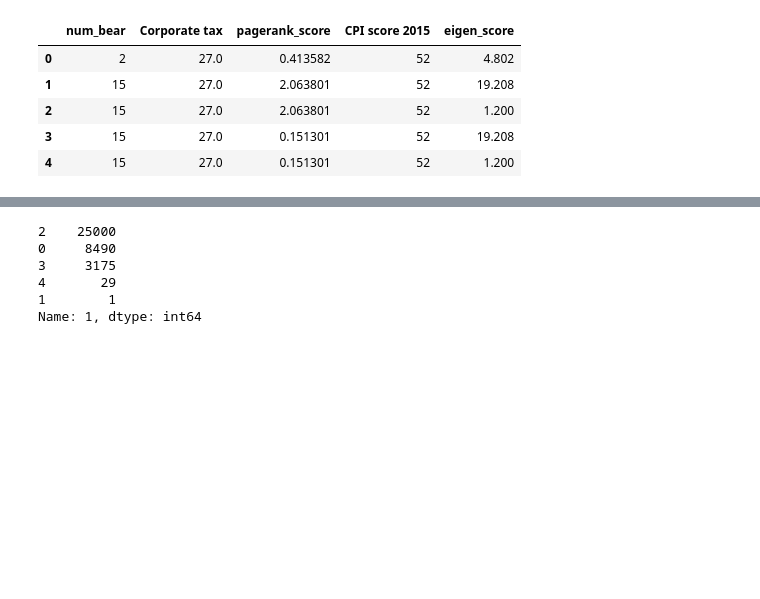
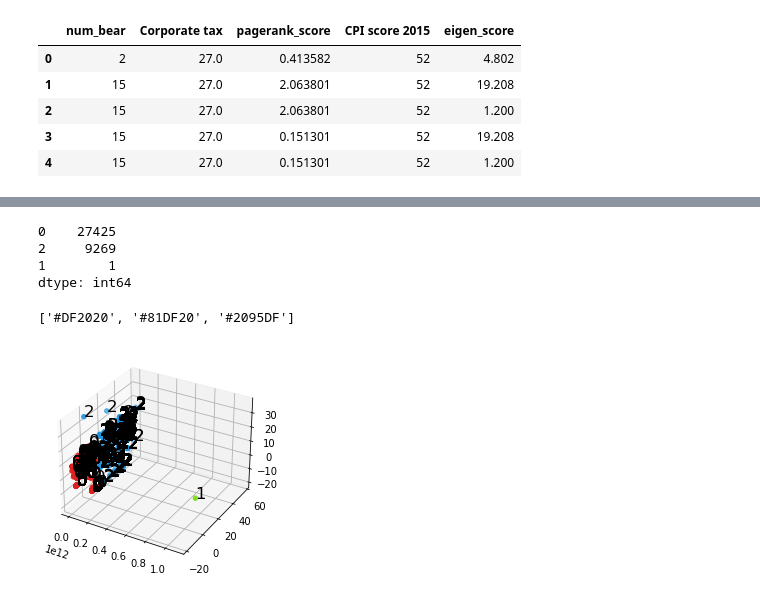
Before and after one commit to alexmak001/Panama-Papers, a Jupyter notebook: clustering.ipynb, the cells around one changed output, grey strips where cells are left out. Cells and saved outputs as stored; diff of their text form; code cells hidden in the pictures; blank space fills up the shorter version.

```diff
--- a/clustering.ipynb
+++ b/clustering.ipynb
@@ -72,0 +81,4 @@ results[1].nunique()
+# %%
+kmeans = kms(n_clusters=3, random_state=0)
+df['cluster'] = kmeans.fit_predict(df[['num_bear', 'Corporate tax', 'pagerank_score', 'CPI score 2015', 'eigen_score']])
+df
@@ -72,0 +106,7 @@ results[1].nunique()
+# %%
+from sklearn.decomposition import PCA
+pcastan = PCA(3)
+pcastan.fit(df)
+pca_stan = pd.DataFrame(pcastan.transform(df))
+pca_stan.head()
+# pcastan
@@ -72,0 +120,36 @@ results[1].nunique()
+# %%
+kmeansPCAStand = kms(n_clusters = 3)
+kmeansPCAStand.fit(pca_stan)
+# print(kmeansPCAStand.inertia_)
+pd.Series(kmeansPCAStand.labels_).value_counts()
+# %% [output]
+0    27425
+2     9269
+1        1
+dtype: int64
+# %%
+colors = ['#DF2020', '#81DF20', '#2095DF']
+colors
+# %% [output]
+['#DF2020', '#81DF20', '#2095DF']
+# %%
+from mpl_toolkits.mplot3d import Axes3D
+import matplotlib.pyplot as plt
+
+fig = plt.figure()
+ax = fig.add_subplot(111, projection = '3d')
+ax.scatter(pca_stan[0], pca_stan[1], pca_stan[2],
+           c = list(map(lambda label : colors[label],
+                                            kmeansPCAStand.labels_)))
+
+str_labels = list(map(lambda label:'% s' % label, kmeansPCAStand.labels_))
+
+list(map(lambda data1, data2, data3, str_label:
+        ax.text(data1, data2, data3, s = str_label, size = 16.5,
+        zorder = 20, color = 'k'), pca_stan[0], pca_stan[1],
+        pca_stan[2], str_labels))
+
+plt.show()
+# cluster 1 was VERSE DEVELOPMENT CORP.; had 4 num_bear
+# %% [output]
+[figure, added]
@@ -73,9 +177,2 @@ results[1].nunique()
 # %%
-results[1].value_counts()
+# results[1].value_counts()
-# %% [output]
-2    25000
-0     8490
-3     3175
-4       29
-1        1
-Name: 1, dtype: int64
```
Also changed, not shown: parts of 20 cells of this notebook.
